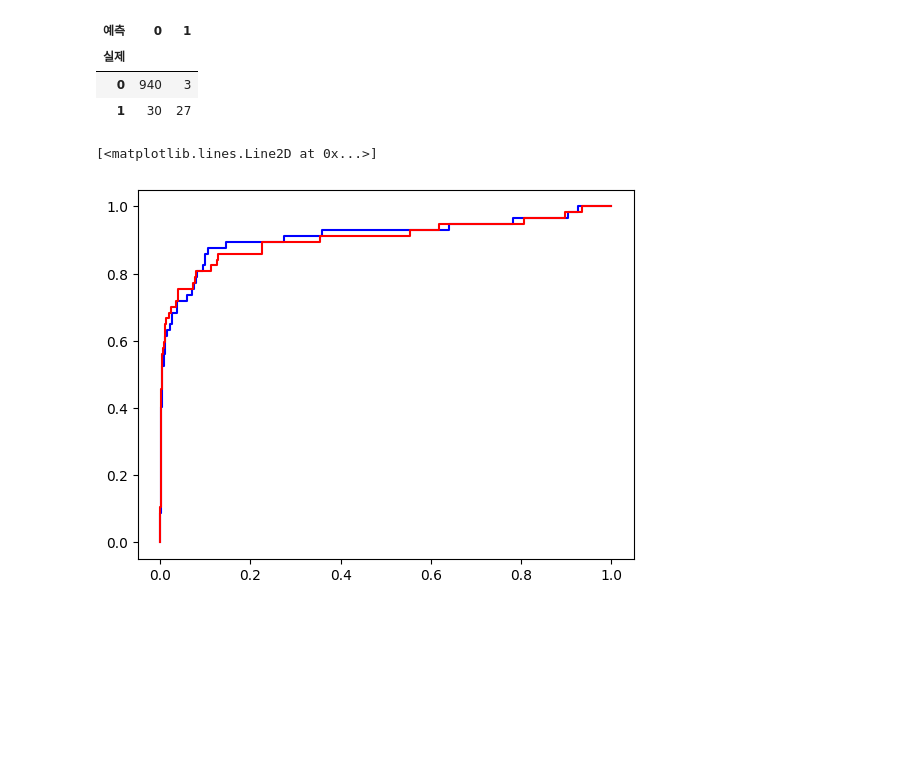
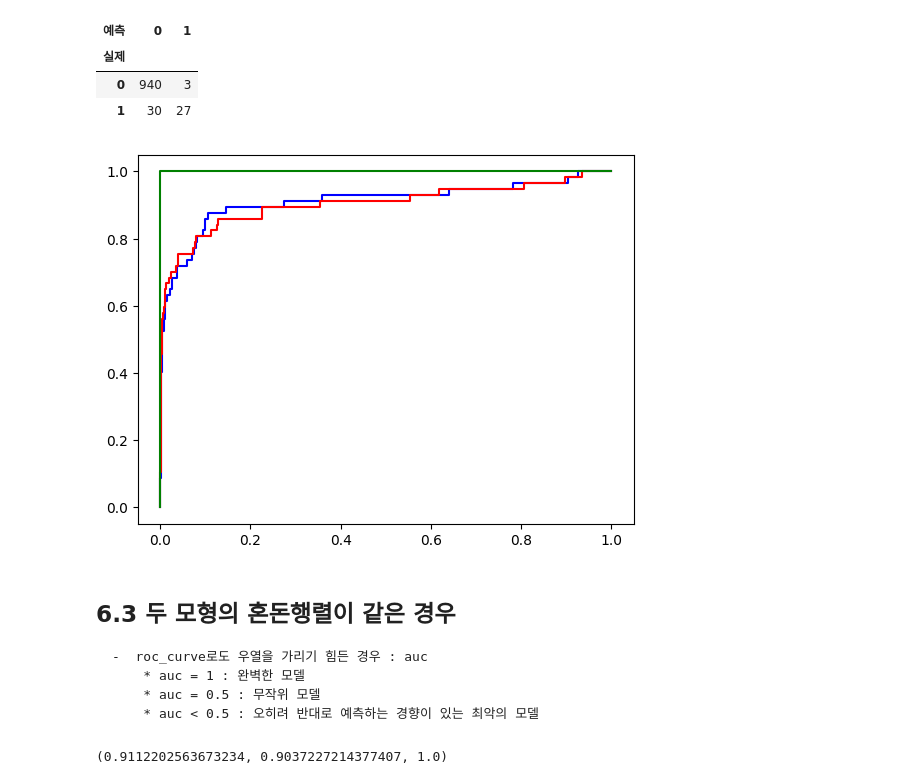
Before and after one commit to Jayk1220/ai, a Jupyter notebook: source/09_MachineLearning/ch3_분류분석.ipynb, the cells around one changed output. Drawn from its saved outputs; the diff is of its cells as text; code cells hidden in the pictures; blank space fills up the shorter version.

```diff
--- a/source/09_MachineLearning/ch3_분류분석.ipynb
+++ b/source/09_MachineLearning/ch3_분류분석.ipynb
@@ -616,3 +624,9 @@ from sklearn.linear_model import LogisticRegression
 from sklearn.svm import SVC
 model1 = LogisticRegression().fit(X, y)
 model2 = SVC(gamma=0.0001, C=3000, probability=True).fit(X,y)
+# %%
+#decision_function()이 없는 모델
+from sklearn.tree import DecisionTreeClassifier
+model3 = DecisionTreeClassifier(random_state=42).fit(X,y)
+pred3 = model3.predict(X)
+pd.crosstab(y, pred3)
@@ -635,10 +654,25 @@ pd.crosstab(y, pred2, rownames=['실제'], colnames=['예측'])
 | 1 | 30 | 27 |
 # %%
 from sklearn.metrics import roc_curve
-fpr1, tpr1, tresholds = roc_curve(y, model1.decision_function(X))
-fpr2, tpr2, tresholds = roc_curve(y, model2.decision_function(X))
+import matplotlib.pyplot as plt
+fpr1, tpr1, tresholds1 = roc_curve(y, model1.decision_function(X))
+fpr2, tpr2, tresholds2 = roc_curve(y, model2.decision_function(X))
+fpr3, tpr3, tresholds3 = roc_curve(y, model3.predict_proba(X)[:, 1])
 plt.plot(fpr1, tpr1, c='b')
 plt.plot(fpr2, tpr2, c='r')
+plt.plot(fpr3, tpr3, c='g')
+plt.show()
 # %% [output]
-[<matplotlib.lines.Line2D at 0x...>]
-[figure, old version]
+[figure, new version]
+# %% [markdown]
+## 6.3 두 모형의 혼돈행렬이 같은 경우
+    -  roc_curve로도 우열을 가리기 힘든 경우 : auc
+        * auc = 1 : 완벽한 모델
+        * auc = 0.5 : 무작위 모델
+        * auc < 0.5 : 오히려 반대로 예측하는 경향이 있는 최악의 모델
+# %%
+# roc_curve로부터 얻은 fpr, tpr값으로 auc
+from sklearn.metrics import auc
+auc(fpr1, tpr1), auc(fpr2, tpr2), auc(fpr3, tpr3)
+# %% [output]
+(0.9112202563673234, 0.9037227214377407, 1.0)
```
Also changed, not shown: parts of 5 cells of this notebook, 1 other file.
